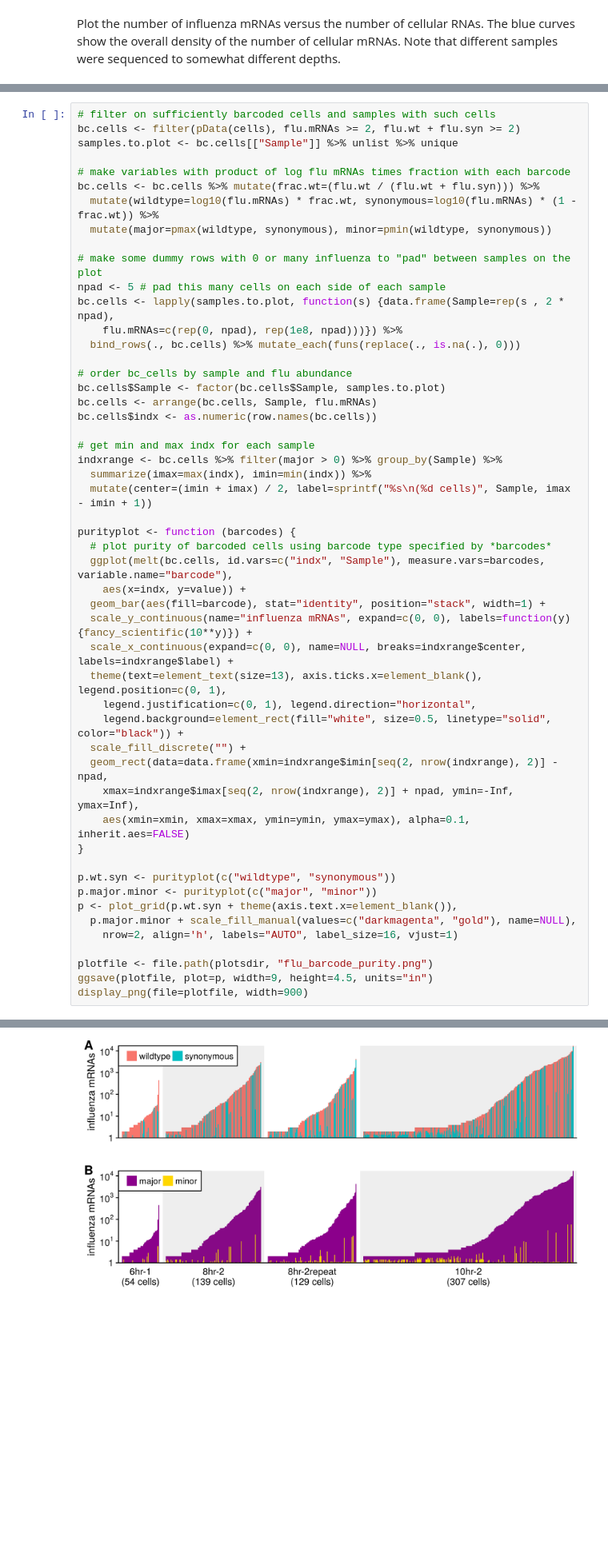
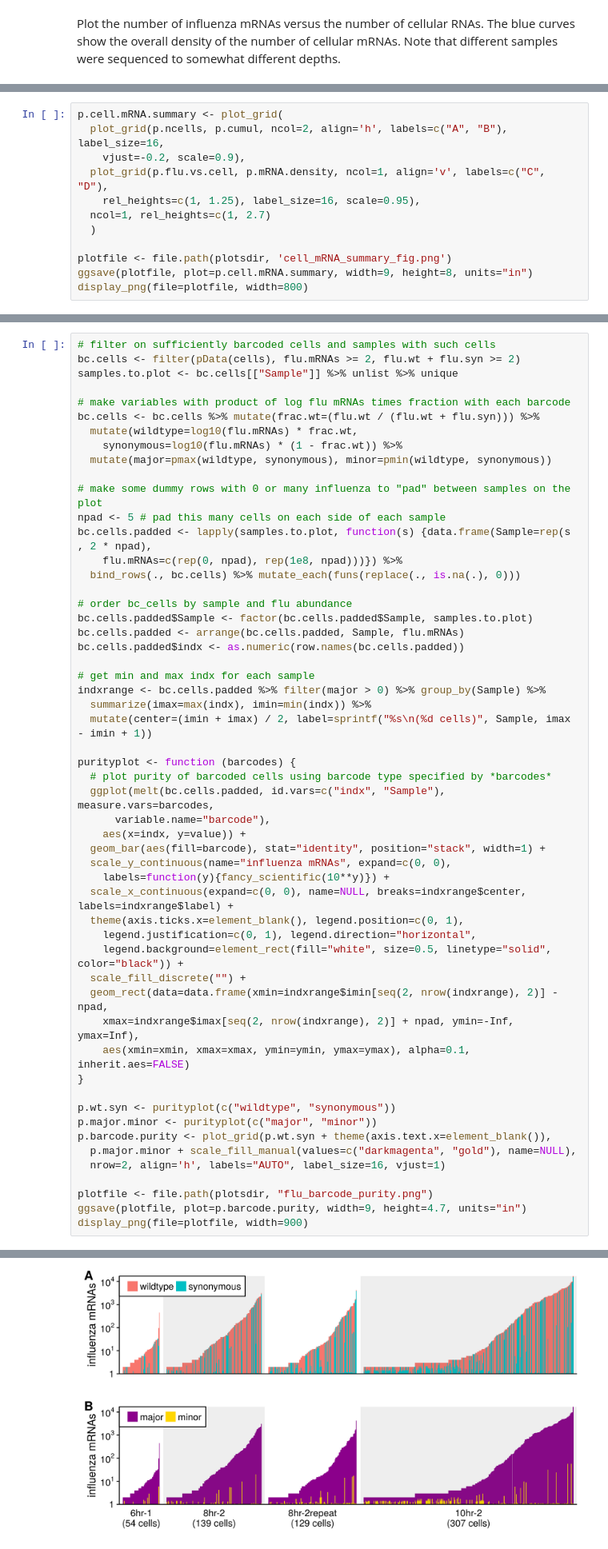
Before and after one commit to jbloomlab/flu_single_cell, a Jupyter notebook: monocle_analysis.ipynb, the cells around one changed output, grey strips where cells are left out. Shown at 80% size. Cells and saved outputs as stored; diff of their text form; blank space fills up the shorter version.

```diff
--- a/monocle_analysis.ipynb
+++ b/monocle_analysis.ipynb
@@ -157,0 +165,12 @@ display_png(file=plotfile, width=500)
+# %%
+p.cell.mRNA.summary <- plot_grid(
+  plot_grid(p.ncells, p.cumul, ncol=2, align='h', labels=c("A", "B"), label_size=16,
+    vjust=-0.2, scale=0.9),
+  plot_grid(p.flu.vs.cell, p.mRNA.density, ncol=1, align='v', labels=c("C", "D"),
+    rel_heights=c(1, 1.25), label_size=16, scale=0.95),
+  ncol=1, rel_heights=c(1, 2.7)
+  )
+
+plotfile <- file.path(plotsdir, 'cell_mRNA_summary_fig.png')
+ggsave(plotfile, plot=p.cell.mRNA.summary, width=9, height=8, units="in")
+display_png(file=plotfile, width=800)
@@ -181,53 +202,56 @@ samples.to.plot <- bc.cells[["Sample"]] %>% unlist %>% unique
 
 # make variables with product of log flu mRNAs times fraction with each barcode
 bc.cells <- bc.cells %>% mutate(frac.wt=(flu.wt / (flu.wt + flu.syn))) %>%
-  mutate(wildtype=log10(flu.mRNAs) * frac.wt, synonymous=log10(flu.mRNAs) * (1 - frac.wt)) %>%
+  mutate(wildtype=log10(flu.mRNAs) * frac.wt,
+    synonymous=log10(flu.mRNAs) * (1 - frac.wt)) %>%
   mutate(major=pmax(wildtype, synonymous), minor=pmin(wildtype, synonymous))
 
 # make some dummy rows with 0 or many influenza to "pad" between samples on the plot
 npad <- 5 # pad this many cells on each side of each sample
-bc.cells <- lapply(samples.to.plot, function(s) {data.frame(Sample=rep(s , 2 * npad),
+bc.cells.padded <- lapply(samples.to.plot, function(s) {data.frame(Sample=rep(s , 2 * npad),
     flu.mRNAs=c(rep(0, npad), rep(1e8, npad)))}) %>%
   bind_rows(., bc.cells) %>% mutate_each(funs(replace(., is.na(.), 0)))
 
 # order bc_cells by sample and flu abundance
-bc.cells$Sample <- factor(bc.cells$Sample, samples.to.plot)
-bc.cells <- arrange(bc.cells, Sample, flu.mRNAs)
-bc.cells$indx <- as.numeric(row.names(bc.cells))
+bc.cells.padded$Sample <- factor(bc.cells.padded$Sample, samples.to.plot)
+bc.cells.padded <- arrange(bc.cells.padded, Sample, flu.mRNAs)
+bc.cells.padded$indx <- as.numeric(row.names(bc.cells.padded))
 
 # get min and max indx for each sample
-indxrange <- bc.cells %>% filter(major > 0) %>% group_by(Sample) %>%
+indxrange <- bc.cells.padded %>% filter(major > 0) %>% group_by(Sample) %>%
   summarize(imax=max(indx), imin=min(indx)) %>%
   mutate(center=(imin + imax) / 2, label=sprintf("%s\n(%d cells)", Sample, imax - imin + 1))
 
 purityplot <- function (barcodes) {
   # plot purity of barcoded cells using barcode type specified by *barcodes*
-  ggplot(melt(bc.cells, id.vars=c("indx", "Sample"), measure.vars=barcodes, variable.name="barcode"),
+  ggplot(melt(bc.cells.padded, id.vars=c("indx", "Sample"), measure.vars=barcodes,
+      variable.name="barcode"),
     aes(x=indx, y=value)) +
   geom_bar(aes(fill=barcode), stat="identity", position="stack", width=1) +
-  scale_y_continuous(name="influenza mRNAs", expand=c(0, 0), labels=function(y){fancy_scientific(10**y)}) +
+  scale_y_continuous(name="influenza mRNAs", expand=c(0, 0),
+    labels=function(y){fancy_scientific(10**y)}) +
   scale_x_continuous(expand=c(0, 0), name=NULL, breaks=indxrange$center, labels=indxrange$label) +
-  theme(text=element_text(size=13), axis.ticks.x=element_blank(), legend.position=c(0, 1),
+  theme(axis.ticks.x=element_blank(), legend.position=c(0, 1),
     legend.justification=c(0, 1), legend.direction="horizontal",
     legend.background=element_rect(fill="white", size=0.5, linetype="solid", color="black")) +
   scale_fill_discrete("") +
   geom_rect(data=data.frame(xmin=indxrange$imin[seq(2, nrow(indxrange), 2)] - npad,
     xmax=indxrange$imax[seq(2, nrow(indxrange), 2)] + npad, ymin=-Inf, ymax=Inf),
     aes(xmin=xmin, xmax=xmax, ymin=ymin, ymax=ymax), alpha=0.1, inherit.aes=FALSE)
 }
 
 p.wt.syn <- purityplot(c("wildtype", "synonymous"))
 p.major.minor <- purityplot(c("major", "minor"))
-p <- plot_grid(p.wt.syn + theme(axis.text.x=element_blank()),
+p.barcode.purity <- plot_grid(p.wt.syn + theme(axis.text.x=element_blank()),
   p.major.minor + scale_fill_manual(values=c("darkmagenta", "gold"), name=NULL),
-    nrow=2, align='h', labels="AUTO", label_size=16, vjust=1)
+  nrow=2, align='h', labels="AUTO", label_size=16, vjust=1)
 
 plotfile <- file.path(plotsdir, "flu_barcode_purity.png")
-ggsave(plotfile, plot=p, width=9, height=4.5, units="in")
+ggsave(plotfile, plot=p.barcode.purity, width=9, height=4.7, units="in")
 display_png(file=plotfile, width=900)
 # %% [output]
 Warning message in `[<-.factor`(`*tmp*`, list, value = 0):
 “invalid factor level, NA generated”Warning message in `[<-.factor`(`*tmp*`, list, value = 0):
 “invalid factor level, NA generated”Scale for 'fill' is already present. Adding another scale for 'fill', which
 will replace the existing scale.
-[figure, old version]
+[figure, new version]
```
Also changed, not shown: parts of 17 cells of this notebook.
